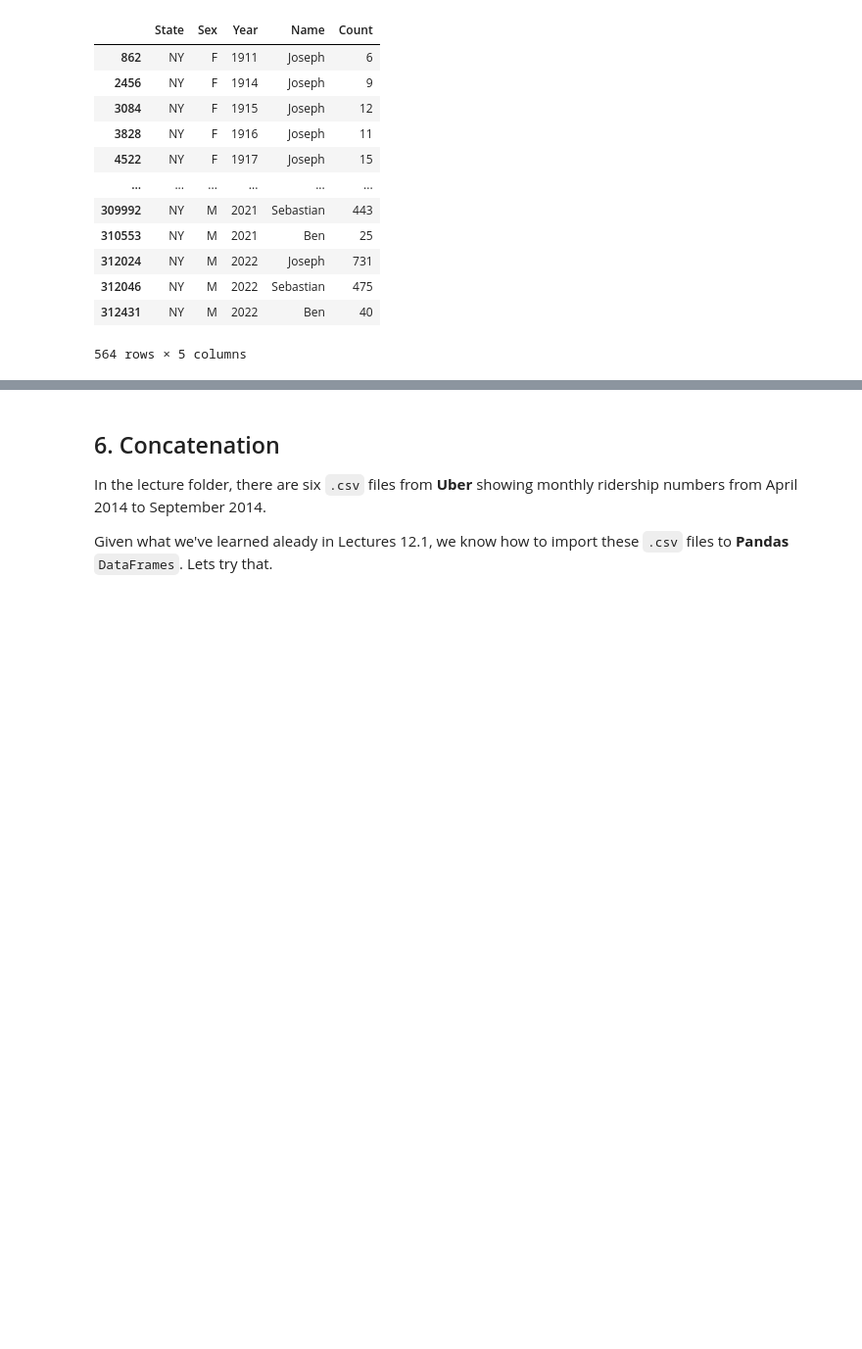
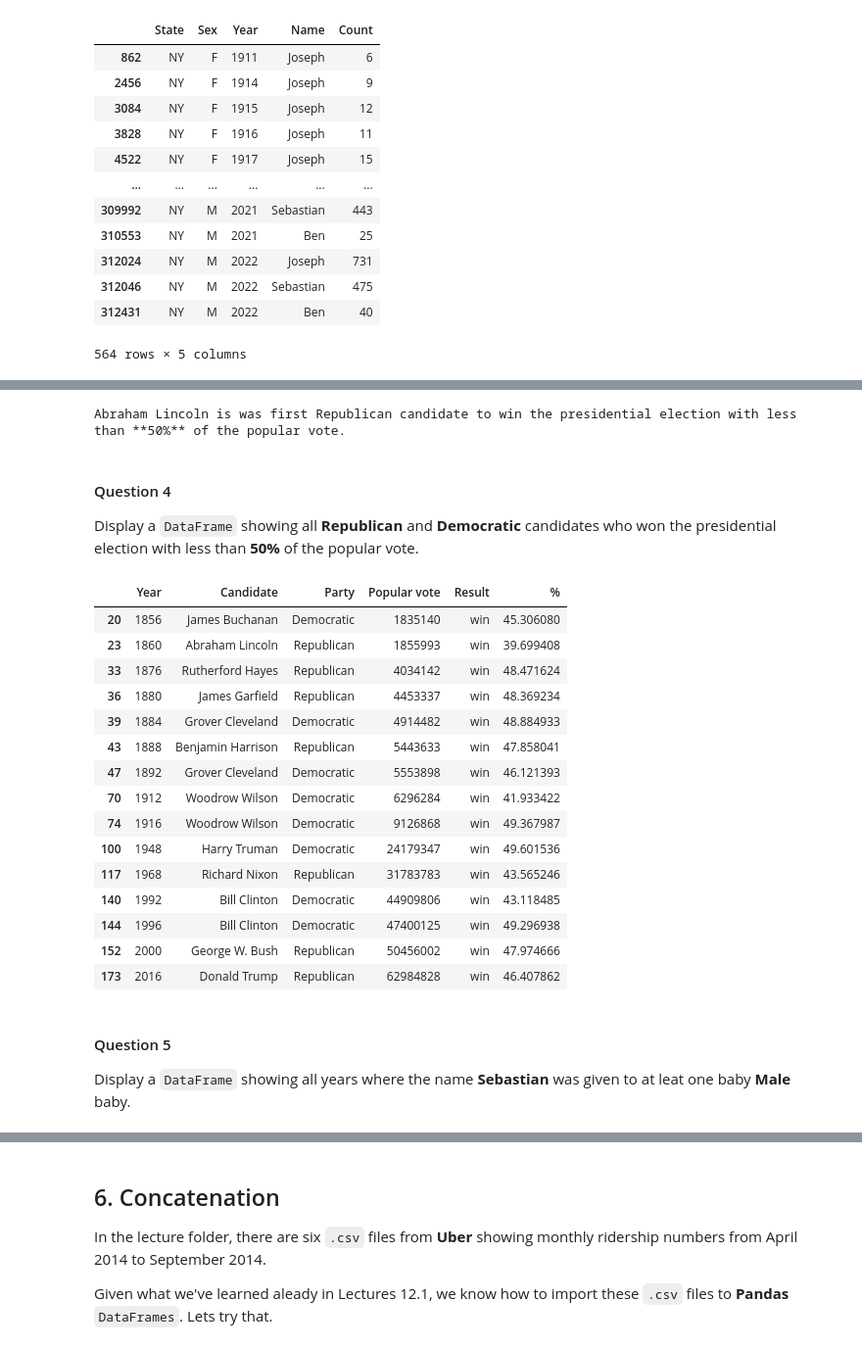
Before and after one commit to APS106/APS106-winter-2024-kinsella-goodfellow, a Jupyter notebook: lectures/week12/lecture2/notebooks/week12_lecture2_complete.ipynb, the cells around one changed output, grey strips where cells are left out. Shown: that part at 98% size. Drawn from its saved outputs; the diff is of its cells as text; code cells hidden in the pictures; blank space fills up the shorter version.

```diff
--- a/lectures/week12/lecture2/notebooks/week12_lecture2_complete.ipynb
+++ b/lectures/week12/lecture2/notebooks/week12_lecture2_complete.ipynb
@@ -323,0 +313,3 @@ Let's create a `Node`.
+# %%
+elections = pd.read_csv('elections.csv')
+elections.head()
@@ -323,0 +371,41 @@ Let's create a `Node`.
+# %%
+df_temp = elections.loc[
+    (elections.loc[:, 'Party'] == 'Republican') & \
+    (elections.loc[:, 'Result'] == 'win') & \
+    (elections.loc[:, '%'] < 50)
+, :]
+
+candidates_name = df_temp.loc[:, 'Candidate'].iloc[0]
+
+print(candidates_name, 'is was first Republican candidate to win the presidential election with less than **50%** of the popular vote.')
+# %% [output]
+Abraham Lincoln is was first Republican candidate to win the presidential election with less than **50%** of the popular vote.
+# %% [markdown]
+#### Question 4
+Display a `DataFrame` showing all **Republican** and **Democratic** candidates who won the presidential election with less than **50%** of the popular vote.
+# %%
+elections.loc[
+    ((elections.loc[:, 'Party'] == 'Republican') | (elections.loc[:, 'Party'] == 'Democratic')) & \
+    (elections.loc[:, 'Result'] == 'win') & \
+    (elections.loc[:, '%'] < 50)
+, :]
+# %% [output]
+|  | Year | Candidate | Party | Popular vote | Result | % |
+| 20 | 1856 | James Buchanan | Democratic | 1835140 | win | 45.306080 |
+| 23 | 1860 | Abraham Lincoln | Republican | 1855993 | win | 39.699408 |
+| 33 | 1876 | Rutherford Hayes | Republican | 4034142 | win | 48.471624 |
+| 36 | 1880 | James Garfield | Republican | 4453337 | win | 48.369234 |
+| 39 | 1884 | Grover Cleveland | Democratic | 4914482 | win | 48.884933 |
+| 43 | 1888 | Benjamin Harrison | Republican | 5443633 | win | 47.858041 |
+| 47 | 1892 | Grover Cleveland | Democratic | 5553898 | win | 46.121393 |
+| 70 | 1912 | Woodrow Wilson | Democratic | 6296284 | win | 41.933422 |
+| 74 | 1916 | Woodrow Wilson | Democratic | 9126868 | win | 49.367987 |
+| 100 | 1948 | Harry Truman | Democratic | 24179347 | win | 49.601536 |
+| 117 | 1968 | Richard Nixon | Republican | 31783783 | win | 43.565246 |
+| 140 | 1992 | Bill Clinton | Democratic | 44909806 | win | 43.118485 |
+| 144 | 1996 | Bill Clinton | Democratic | 47400125 | win | 49.296938 |
+| 152 | 2000 | George W. Bush | Republican | 50456002 | win | 47.974666 |
+| 173 | 2016 | Donald Trump | Republican | 62984828 | win | 46.407862 |
+# %% [markdown]
+#### Question 5
+Display a `DataFrame` showing all years where the name **Sebastian** was given to at leat one baby **Male** baby.
```
Also changed, not shown: parts of 66 cells of this notebook, 3 other files.
